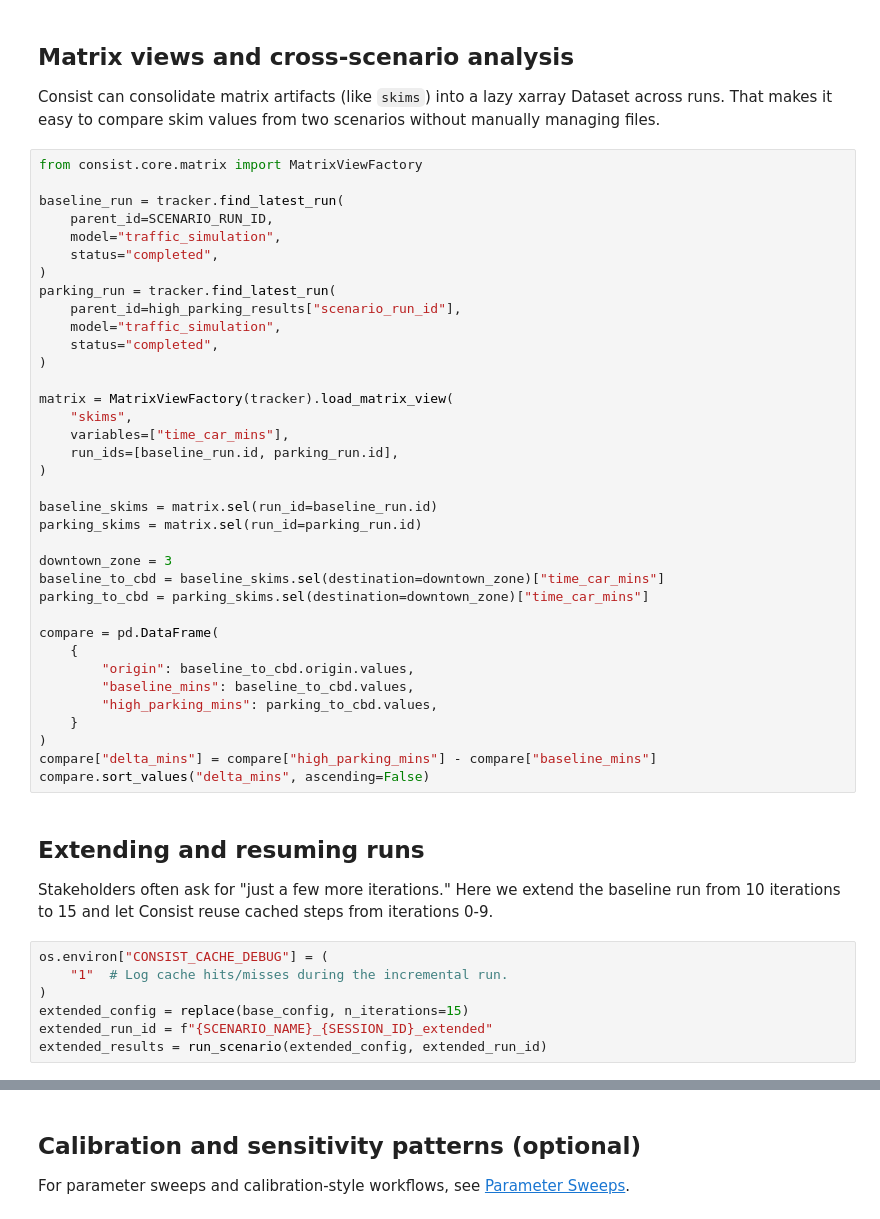
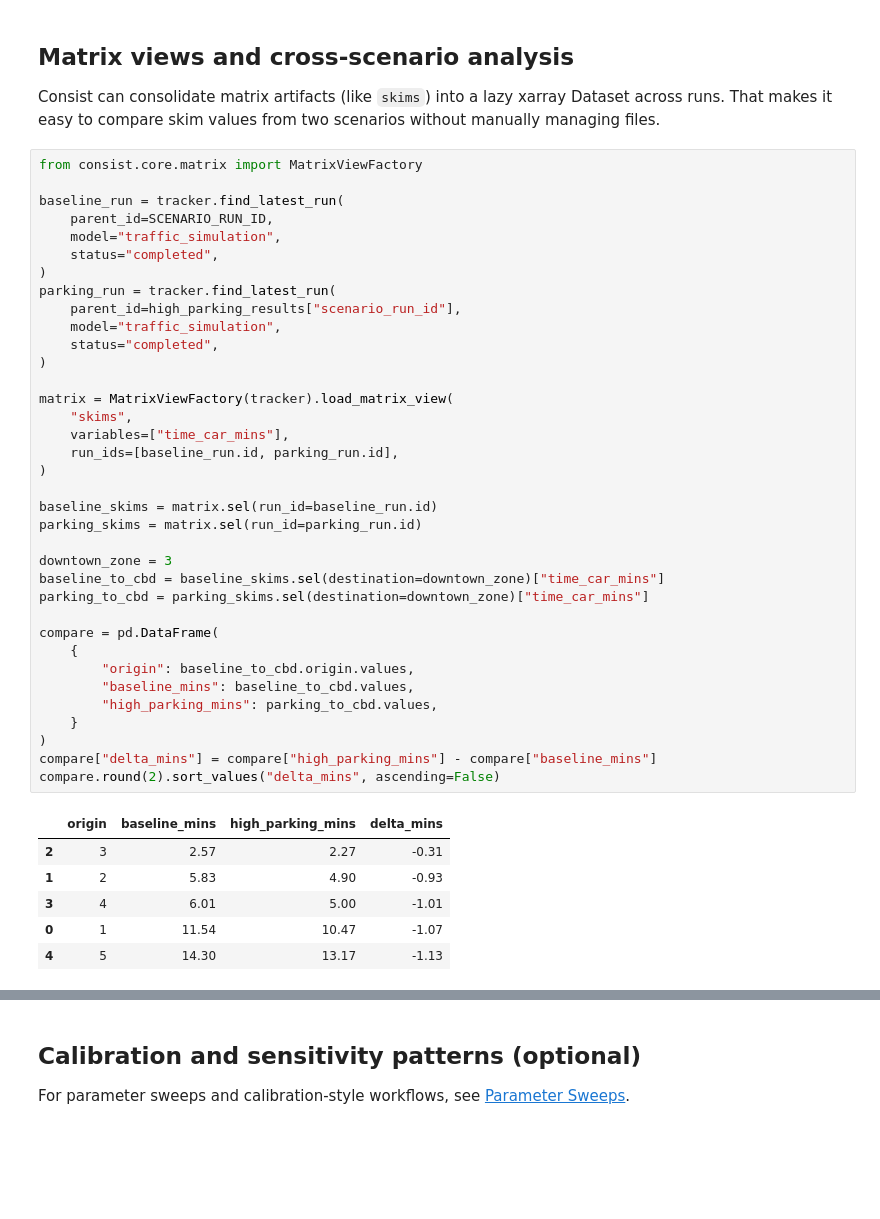
Before and after one commit to LBNL-UCB-STI/consist, a Jupyter notebook: examples/03_transportation_demand_modeling.ipynb, the cells around one changed output, grey strips where cells are left out. Cells and saved outputs as stored; diff of their text form; blank space fills up the shorter version.

```diff
--- a/examples/03_transportation_demand_modeling.ipynb
+++ b/examples/03_transportation_demand_modeling.ipynb
@@ -802,43 +752,38 @@ baseline_run = tracker.find_latest_run(
     model="traffic_simulation",
     status="completed",
 )
 parking_run = tracker.find_latest_run(
     parent_id=high_parking_results["scenario_run_id"],
     model="traffic_simulation",
     status="completed",
 )
 
 matrix = MatrixViewFactory(tracker).load_matrix_view(
     "skims",
     variables=["time_car_mins"],
     run_ids=[baseline_run.id, parking_run.id],
 )
 
 baseline_skims = matrix.sel(run_id=baseline_run.id)
 parking_skims = matrix.sel(run_id=parking_run.id)
 
 downtown_zone = 3
 baseline_to_cbd = baseline_skims.sel(destination=downtown_zone)["time_car_mins"]
 parking_to_cbd = parking_skims.sel(destination=downtown_zone)["time_car_mins"]
 
 compare = pd.DataFrame(
     {
         "origin": baseline_to_cbd.origin.values,
         "baseline_mins": baseline_to_cbd.values,
         "high_parking_mins": parking_to_cbd.values,
     }
 )
 compare["delta_mins"] = compare["high_parking_mins"] - compare["baseline_mins"]
-compare.sort_values("delta_mins", ascending=False)
+compare.round(2).sort_values("delta_mins", ascending=False)
+# %% [output]
+|  | origin | baseline_mins | high_parking_mins | delta_mins |
+| 2 | 3 | 2.57 | 2.27 | -0.31 |
+| 1 | 2 | 5.83 | 4.90 | -0.93 |
+| 3 | 4 | 6.01 | 5.00 | -1.01 |
+| 0 | 1 | 11.54 | 10.47 | -1.07 |
+| 4 | 5 | 14.30 | 13.17 | -1.13 |
-# %% [markdown]
-## Extending and resuming runs
-
-Stakeholders often ask for "just a few more iterations." Here we extend the baseline run from 10
-iterations to 15 and let Consist reuse cached steps from iterations 0-9.
-# %%
-os.environ["CONSIST_CACHE_DEBUG"] = (
-    "1"  # Log cache hits/misses during the incremental run.
-)
-extended_config = replace(base_config, n_iterations=15)
-extended_run_id = f"{SCENARIO_NAME}_{SESSION_ID}_extended"
-extended_results = run_scenario(extended_config, extended_run_id)
```
Also changed, not shown: parts of 17 cells of this notebook, 1 other file.
